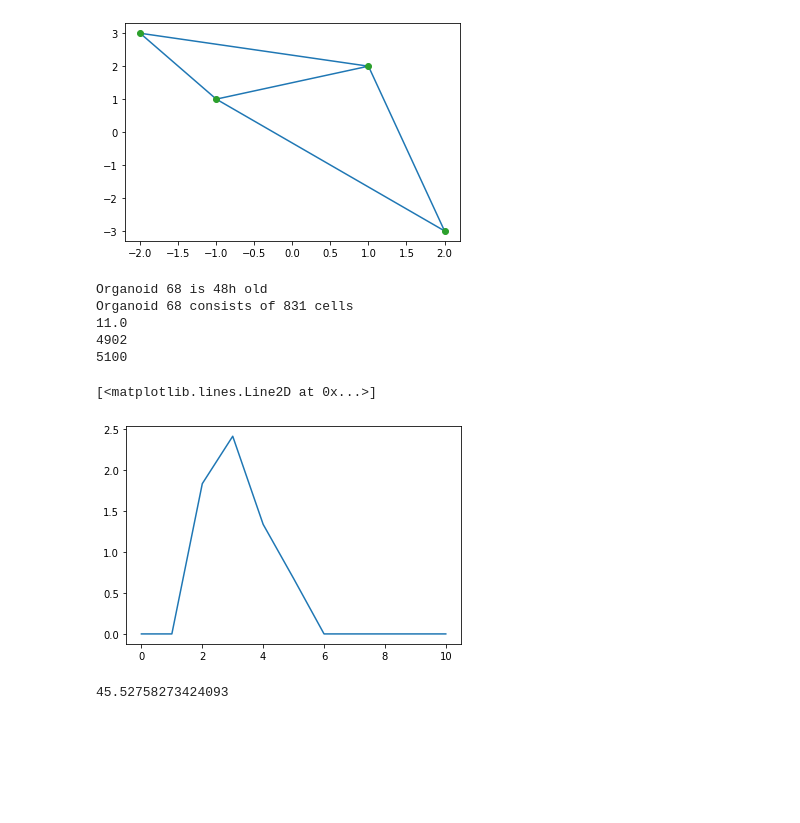
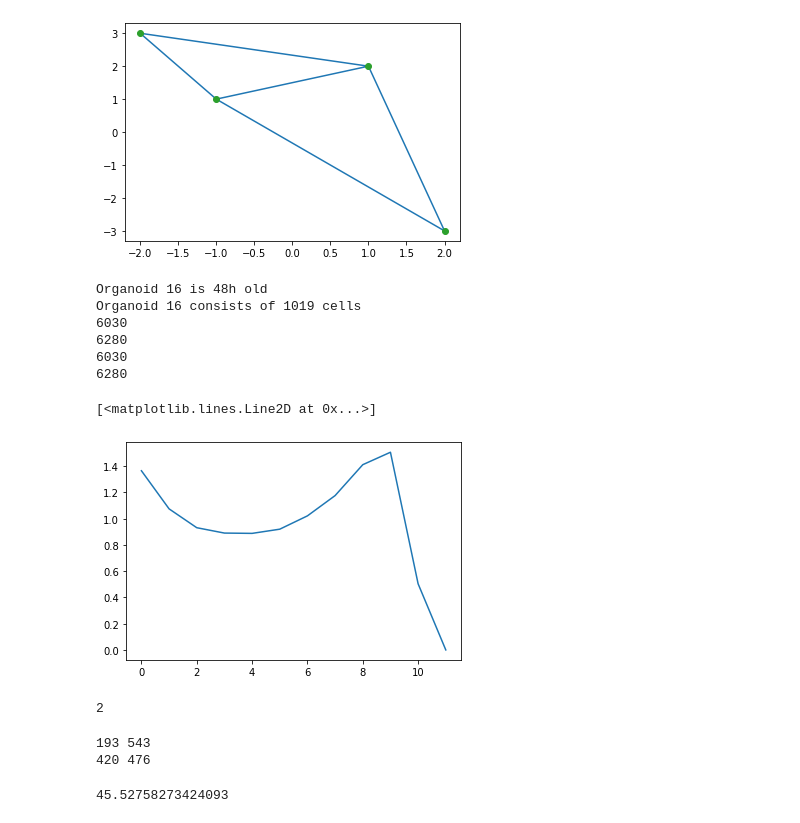
Before and after one commit to SchardtS/Cell-Differentiation, a Jupyter notebook: Testing Ground.ipynb, the cells around one changed output. Drawn from its saved outputs; the diff is of its cells as text; code cells hidden in the pictures; blank space fills up the shorter version.

```diff
--- a/Testing Ground.ipynb
+++ b/Testing Ground.ipynb
@@ -737,10 +737,13 @@ print(np.log(lower_bound), np.log(upper_bound))
 6.0 7.865600680126628
 # %%
 from scipy.spatial import Delaunay
+from scipy.spatial.distance import cdist
 import matplotlib.pyplot as plt
 import time
 
+Pos = pd.read_csv('testOrganoid_large.csv').to_numpy()
 points = Pos
+Dist = cdist(Pos, Pos)
 tri = Delaunay(points)
 
 cutoff = 2.2
@@ -817,12 +827,12 @@ import numpy as np
 from scipy.spatial import Delaunay
 from scipy.spatial.distance import cdist
 from Functions import fate
+import networkx as nx
 
-# Daten einlesen
 Data = pd.read_csv('Data/includingSurfaceDistance/extendedRawDataICMOrganoids.csv')
 
 Organoids = max(Data['OrganoidID'])
-ID = 68
+ID = 16
 Dataindex = []
 Cells = []
 
@@ -879,44 +889,64 @@ def graphdistance(tri):
 
     return dist
 
-print(np.max(GraphDist))
+tri = Delaunay(pos)
+GraphDist = graphdistance(tri)
 def paircorrelation(N, G, GraphDist):
-    #x = np.array(fate(G, N))
-    x = np.zeros(len(N))
-    x[(Population == 'N+G+')] = 1 #| (Population == 'N+G+')] = 1
+    x = np.array(fate(G, N))
+    #x = np.zeros(len(N))
+    #x[(Population == 'N-G+')] = 1 #| (Population == 'N+G+')] = 1
     maxdist = int(np.max(GraphDist))
     ind = np.where(x==1)[0]
     if ind.size == 0:
         P = np.empty(maxdist)
         for i in range(1,maxdist+1):
             P[i-1] = 0
 
     else:
         dist = GraphDist[ind].T[ind].T
         rho0 = sum(x)/len(x)
         rho1 = (sum(x)-1)/(len(x)-1)
 
 
         P = np.empty(maxdist)
         for i in range(1,maxdist+1):
             P[i-1] = len(dist[dist==i])/len(GraphDist[GraphDist==i])/rho0/rho1
 
     return P
 
 tri = Delaunay(pos)
 GraphDist = graphdistance(tri)
 P = paircorrelation(N, G, GraphDist)
 
 plt.plot(P)
 # %% [output]
-Organoid 68 is 48h old
-Organoid 68 consists of 831 cells
-11.0
-4902
-5100
+Organoid 16 is 48h old
+Organoid 16 consists of 1019 cells
+6030
+6280
+6030
+6280
 [<matplotlib.lines.Line2D at 0x...>]
-[figure, old version]
+[figure, new version]
-# %%
-15/(0.1647353)*0.5
-# %% [output]
-45.52758273424093
+# %%
+a = 2
+for i in range(2):
+    a += 2
+for i in range(2):
+    a -= 2
+print(a)
+# %% [output]
+2
+# %%
+print(len(Population[Population=='N+G-']), len(N[N>G]))
+print(len(Population[Population=='N-G+']), len(N[N<=G]))
+# %% [output]
+193 543
+420 476
+# %%
+N = np.empty([9,177])
+G = np.empty([9,177])
+
+Pos, Radius, N[0,:], G[0,:] = loadData('Results/Publications/Pattern Formation/Cell Fate - q=1_10/Data.csv')
+# %% [output]
+45.52758273424093
```
Also changed, not shown: parts of 8 cells of this notebook, 15 other files.
